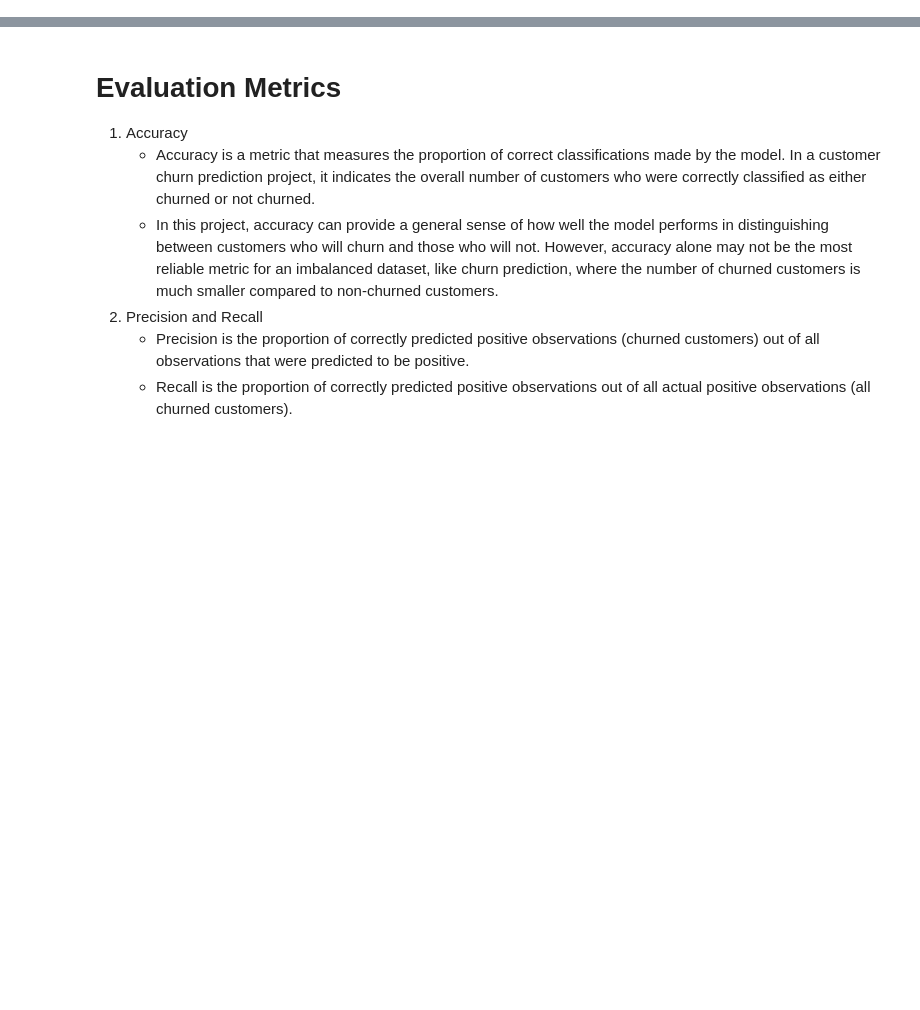
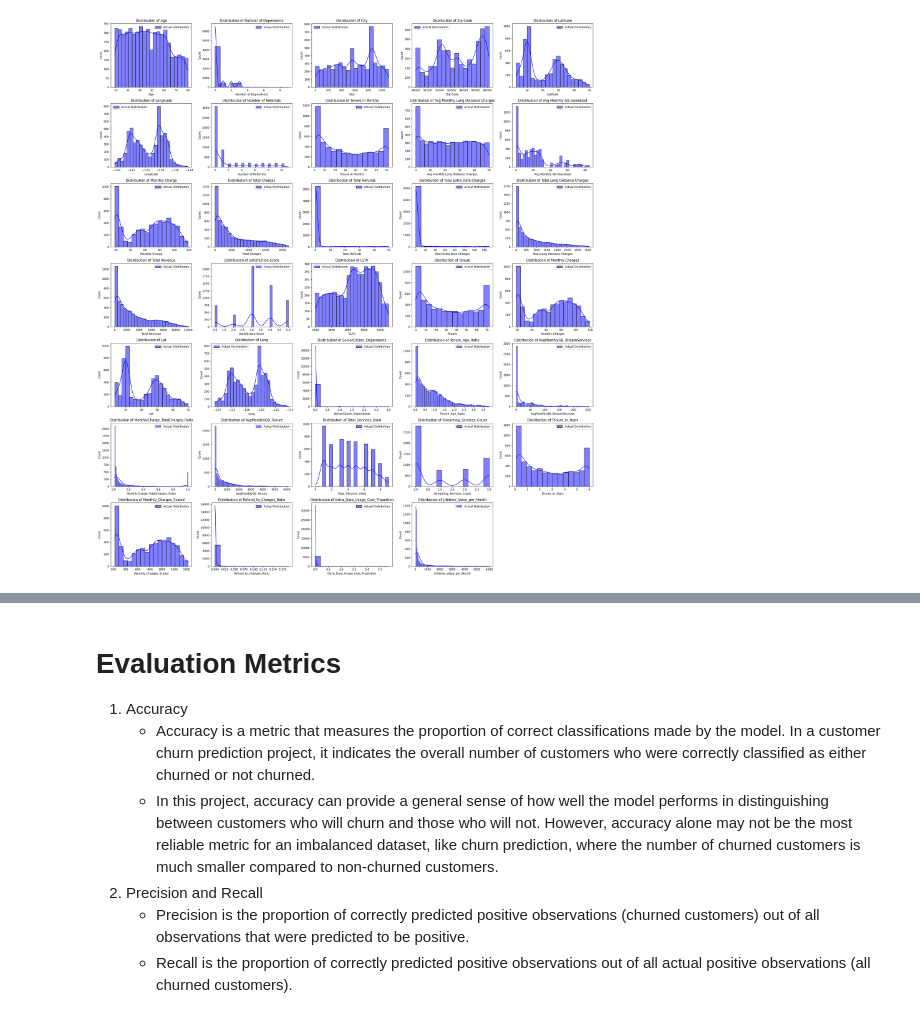
Before and after one commit to eelisee/telco-customer-churn, a Jupyter notebook: 4_analysis/1_Naive_Bayes.ipynb, the cells around one changed output, grey strips where cells are left out. Cells and saved outputs as stored; diff of their text form; code cells hidden in the pictures; blank space fills up the shorter version.

```diff
--- a/4_analysis/1_Naive_Bayes.ipynb
+++ b/4_analysis/1_Naive_Bayes.ipynb
@@ -54,0 +151,16 @@ y_pred = nb_classifier.predict(X_test)
+# %%
+from sklearn.preprocessing import StandardScaler
+
+# Initialize the StandardScaler
+scaler = StandardScaler()
+
+# Fit the scaler on the continuous features and transform them
+X_train_continuous_scaled = scaler.fit_transform(X_train[continuous_features])
+X_test_continuous_scaled = scaler.transform(X_test[continuous_features])
+
+# Print the scaled continuous features
+print("Scaled Continuous Features (Train):")
+print(X_train_continuous_scaled)
+
+print("\nScaled Continuous Features (Test):")
+print(X_test_continuous_scaled)
@@ -54,0 +195,73 @@ y_pred = nb_classifier.predict(X_test)
+# %%
+import numpy as np
+from scipy.stats import norm, kstest
+
+def get_numeric_features_distribution_info(X_train_continuous_scaled, compare_with_normal_distribution=False):
+    # Select numeric features
+    numeric_features = continuous_features
+
+    # Set up the matplotlib figure for feature distributions
+    num_features = len(numeric_features)
+    num_cols = 5
+    num_rows = (num_features // num_cols) + 1
+    plt.figure(figsize=(num_cols * 5, num_rows * 4))
+
+    # Create a dictionary to store KS statistics and p-values
+    ks_results = {}
+
+    for i, feature in enumerate(numeric_features, 1):
+        # Plot histograms for each numeric feature
+        plt.subplot(num_rows, num_cols, i)
+        sns.histplot(df[feature], kde=True, color='blue', label='Actual Distribution')
+
+        if compare_with_normal_distribution:
+            # Plot the normal distribution line
+            mu, std = df[feature].mean(), df[feature].std()
+            xmin, xmax = plt.xlim()
+            x = np.linspace(xmin, xmax, 100)
+            p = norm.pdf(x, mu, std)
+            scale_factor = len(df[feature]) / len(x)
+            plt.plot(x, p * scale_factor, 'y', linewidth=2, label='Normal Distribution')
+
+            # Calculate metrics for comparison
+            ks_statistic, ks_p_value = kstest(df[feature], 'norm', args=(mu, std))
+            print(f"{feature} - KS Statistic: {ks_statistic}, KS P-Value: {ks_p_value}")
+
+            # Store metrics in the dictionary
+            ks_results[feature] = {'ks_statistic': ks_statistic, 'ks_p_value': ks_p_value}
+
+        plt.title(f'Distribution of {feature}')
+        plt.legend()
+
+    plt.tight_layout()
+    plt.show()
+
+    return ks_results
+
+
+def get_feature_distribution(df, target_column='track_genre'):
+    # Display the first 10 instances of the target variable
+    print(f"First 10 instances of '{target_column}':")
+    print(df[target_column].head(10))
+
+    # Display value counts for the target variable
+    print(f"\nValue counts for '{target_column}':")
+    print(df[target_column].value_counts())
+
+    # Display the distribution of the target variable with counts on the y-axis
+    value_counts = df[target_column].value_counts()
+
+    plt.figure(figsize=(12, 6))
+    barplot = sns.barplot(x=value_counts.index, y=value_counts.values, color='skyblue')
+    plt.title(f'Distribution of {target_column} with Counts')
+    plt.xlabel(target_column)
+    plt.ylabel('Count')
+
+    # Rotate x-labels vertically and set font size
+    barplot.set_xticklabels(barplot.get_xticklabels(), rotation=90, fontsize=8)
+
+    plt.show()
+
+get_numeric_features_distribution_info(df)
+# %% [output]
+[figure, added]
```
Also changed, not shown: parts of 30 cells of this notebook, 7 other files.
